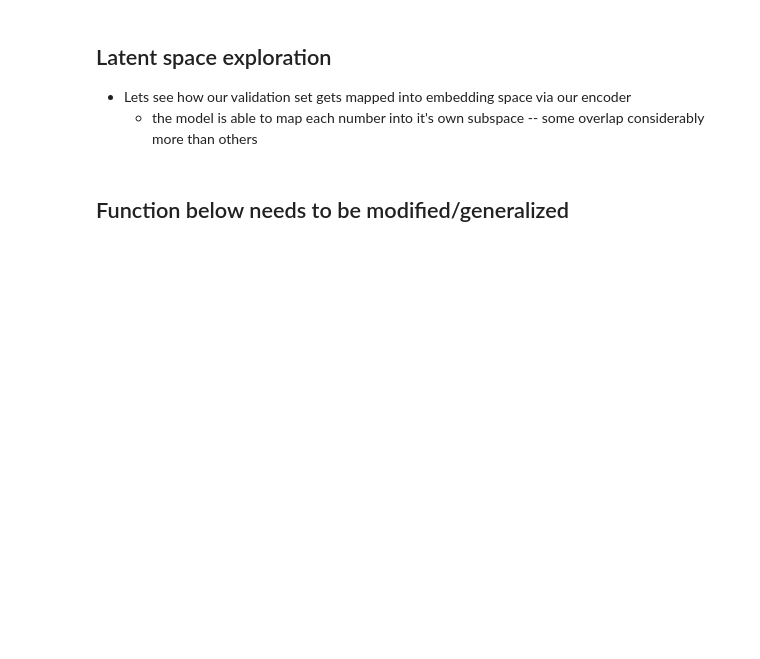
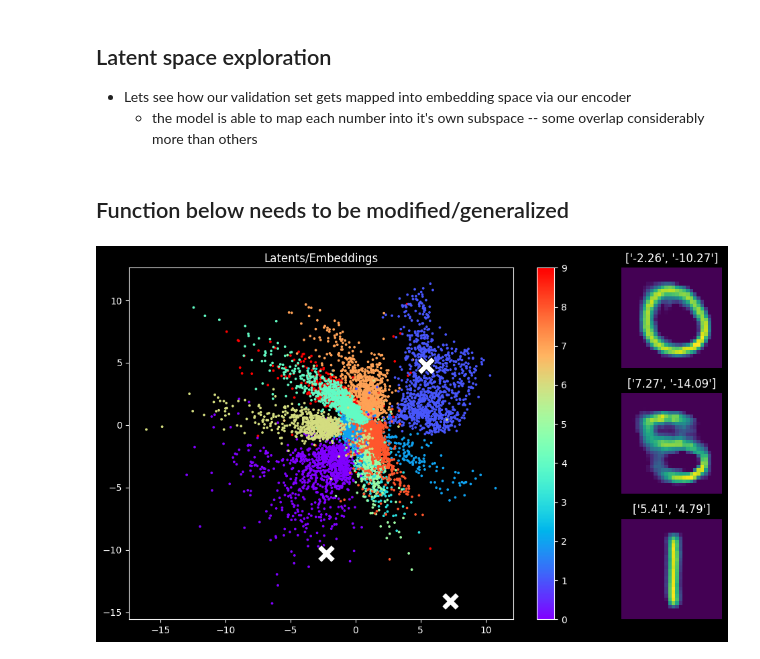
Before and after one commit to azaidi06/generative, a Jupyter notebook: vae.ipynb, the cells around one changed output. Saved outputs shown, nothing was run; the diff lists cells and outputs as text; code cells hidden in the pictures; blank space fills up the shorter version.

```diff
--- a/vae.ipynb
+++ b/vae.ipynb
@@ -217,5 +89,7 @@ plt_subs(*get_valid_results(model, dls.train), size=2)
 # %%
 #| fig-cap: "Figure 2: Embedding Space and Latent Reconstructions"
 #| fig-subcap:
 #|   - "left: embedding scatter plot <br> right: reconstructed latents"
-#plot_latent_regen(model, min=-100, max=100)
+plot_latent_regen(model, min=-20, max=20)
+# %% [output]
+[figure, added]
```
Also changed, not shown: parts of 12 cells of this notebook, 2 other files.
